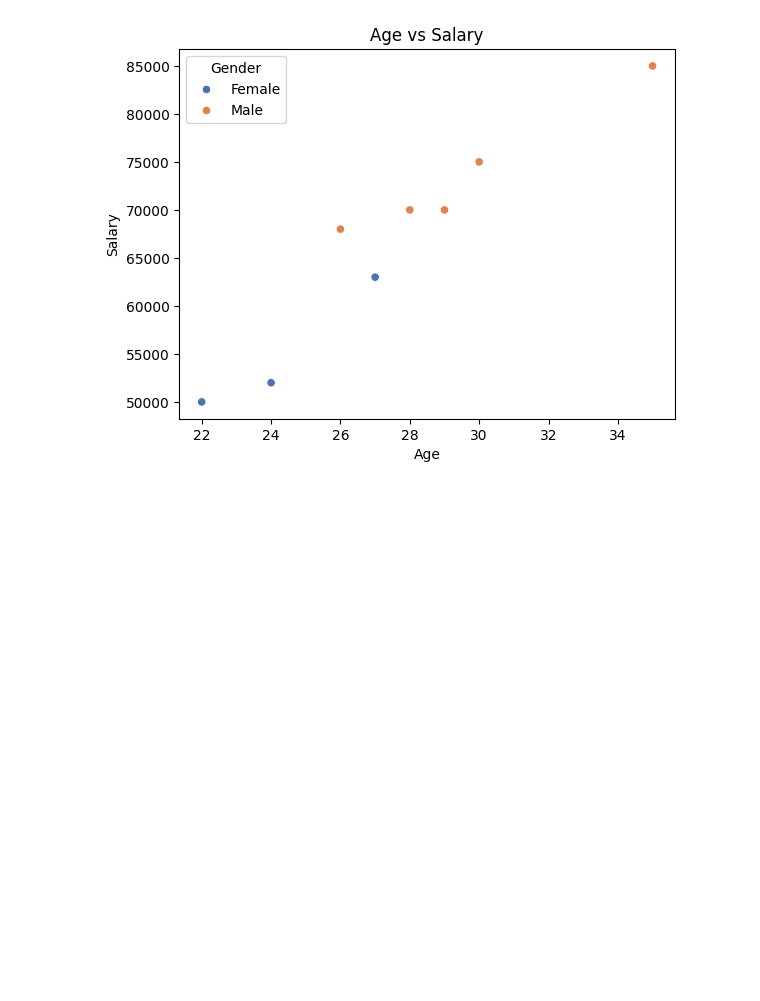
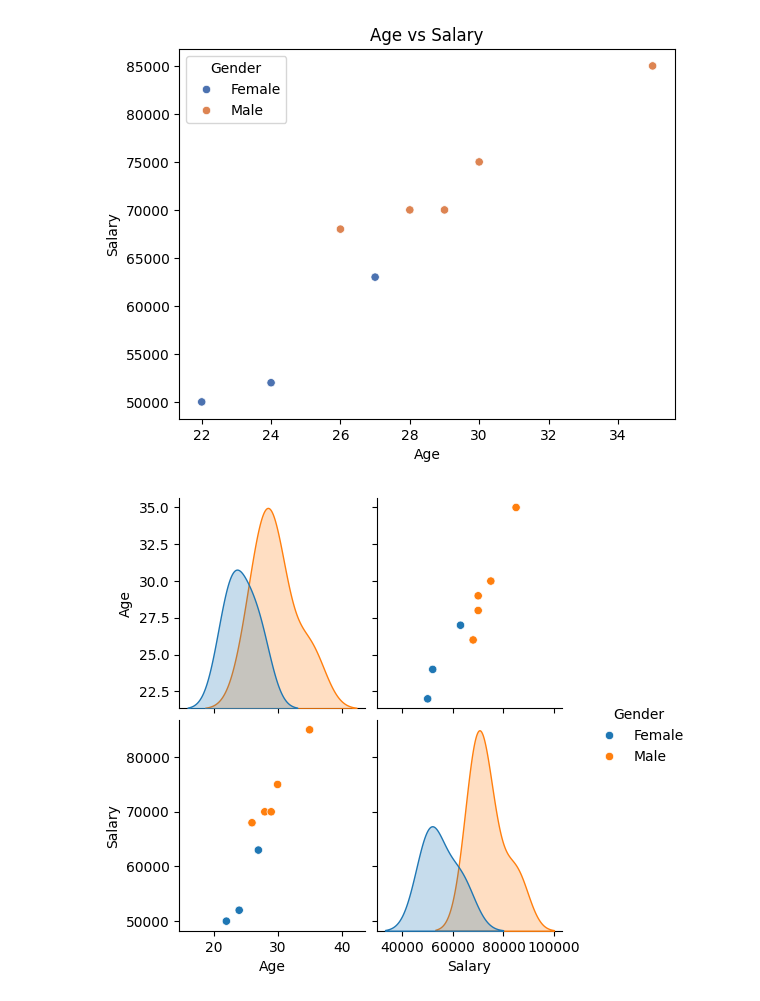
Before and after one commit to Haris-09/Python-Programming, a Jupyter notebook: Uni&Mulit_Variate_Analysis.ipynb, the cells around one changed output. Saved outputs shown, nothing was run; the diff lists cells and outputs as text; code cells hidden in the pictures; blank space fills up the shorter version.

Commit message:
pair plot

```diff
--- a/Uni&Mulit_Variate_Analysis.ipynb
+++ b/Uni&Mulit_Variate_Analysis.ipynb
@@ -49,3 +49,8 @@ plt.ylabel('Salary')
 plt.show()
 # %% [output]
 [figure]
+# %%
+sns.pairplot(df, hue='Gender')
+plt.show()
+# %% [output]
+[figure, added]
```
Also changed, not shown: parts of 4 cells of this notebook.
